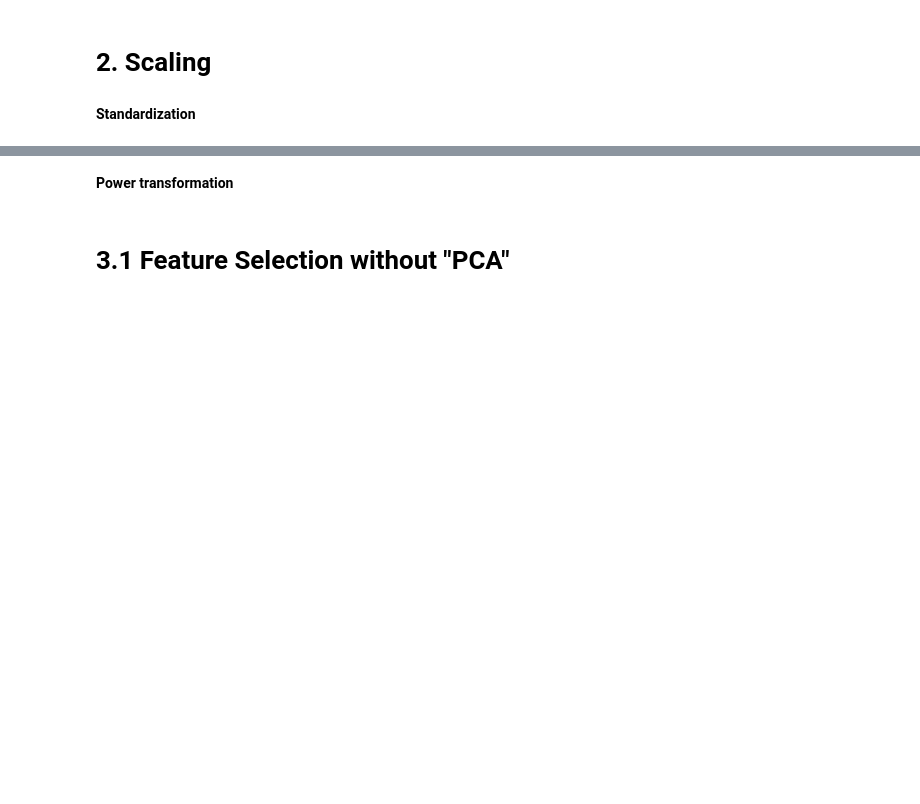
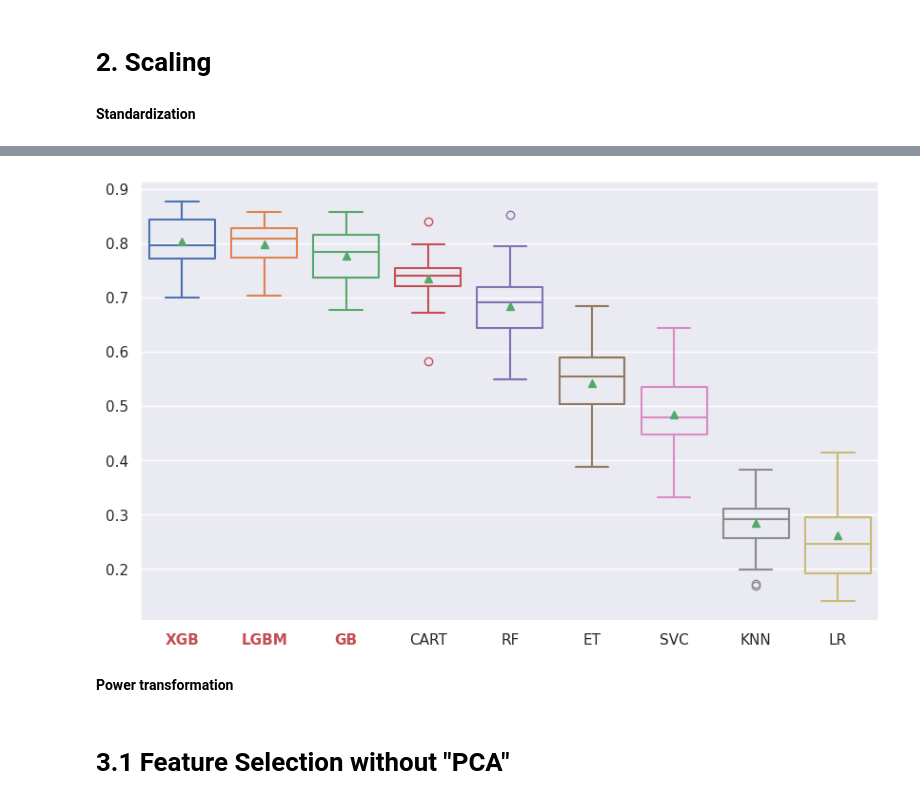
Before and after one commit to hyugai/MLOps_Marketing_CustomerChurn_2020KaggleCompetition, a Jupyter notebook: notebooks/predictive/single/features_engineering.ipynb, the cells around one changed output, grey strips where cells are left out. Drawn from its saved outputs; the diff is of its cells as text; code cells hidden in the pictures; blank space fills up the shorter version.

```diff
--- a/notebooks/predictive/single/features_engineering.ipynb
+++ b/notebooks/predictive/single/features_engineering.ipynb
@@ -220,3 +235,30 @@ plot_kfold_result(
 # 2. Scaling
 # %% [markdown]
 <b>Standardization</b>
+# %%
+#
+## filter out warnings
+from warnings import simplefilter
+simplefilter(action='ignore')
+
+## base models
+models = load_base_models()
+
+## encoding
+encoding = OneHotEncoder(drop='first', sparse_output=False)
+
+## scaling
+scaling = [('standardize', StandardScaler())]
+
+## pipelines
+pipelines = get_pipelines(
+    models=models,
+    encoding=encoding,
+    scaling=scaling
+)
+
+## kfold results
+names, results = get_kfold_results(
+    models=pipelines,
+    X=X_train, y=y_train
+)
@@ -223,3 +275,10 @@ plot_kfold_result(
+# %%
+# visualization
+plot_kfold_results(
+    names=names, results=results
+)
+# %% [output]
+[figure, added]
 # %% [markdown]
 <b>Power transformation</b>
 # %% [markdown]
```
Also changed, not shown: parts of 9 cells of this notebook.
